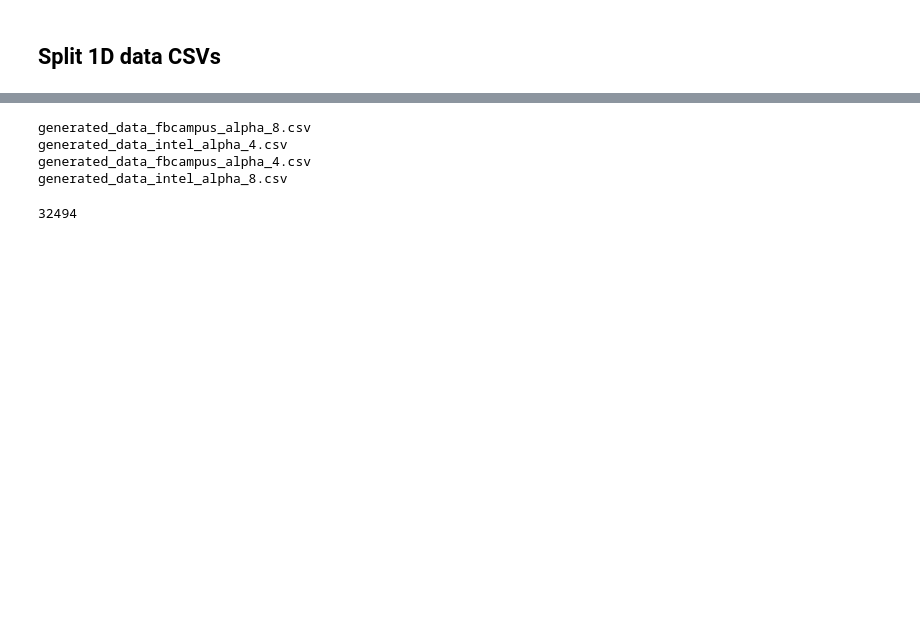
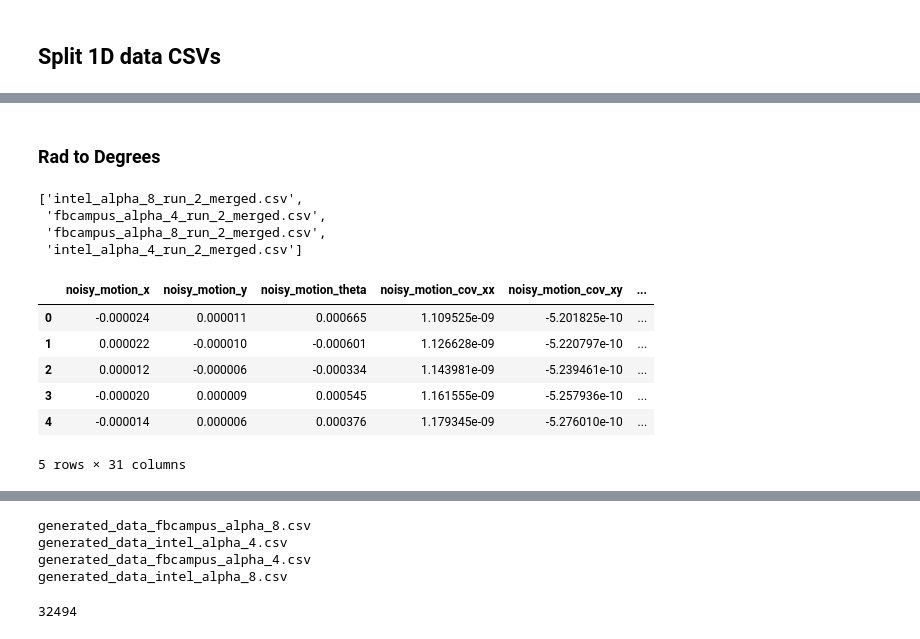
Before and after one commit to aneesurhashmi/kalmanfilters_nn, a Jupyter notebook: csv_processing.ipynb, the cells around one changed output, grey strips where cells are left out. Cells and saved outputs as stored; diff of their text form; code cells hidden in the pictures; blank space fills up the shorter version.

```diff
--- a/csv_processing.ipynb
+++ b/csv_processing.ipynb
@@ -16,0 +12,21 @@ csv_dir_1d_current = os.path.join(csv_dir_1d, 'generated_data')
+# %% [markdown]
+### Rad to Degrees
+# %%
+csvs_list = os.listdir('data/2D/evaluation_data')
+csvs_list
+# %% [output]
+['intel_alpha_8_run_2_merged.csv',
+ 'fbcampus_alpha_4_run_2_merged.csv',
+ 'fbcampus_alpha_8_run_2_merged.csv',
+ 'intel_alpha_4_run_2_merged.csv']
+# %%
+df = pd.read_csv(os.path.join("data/2D/evaluation_data", csvs_list[1])).dropna()
+df.head()
+# %% [output]
+|  | noisy_motion_x | noisy_motion_y | noisy_motion_theta | noisy_motion_cov_xx | noisy_motion_cov_xy | ... |
+| 0 | -0.000024 | 0.000011 | 0.000665 | 1.109525e-09 | -5.201825e-10 | ... |
+| 1 | 0.000022 | -0.000010 | -0.000601 | 1.126628e-09 | -5.220797e-10 | ... |
+| 2 | 0.000012 | -0.000006 | -0.000334 | 1.143981e-09 | -5.239461e-10 | ... |
+| 3 | -0.000020 | 0.000009 | 0.000545 | 1.161555e-09 | -5.257936e-10 | ... |
+| 4 | -0.000014 | 0.000006 | 0.000376 | 1.179345e-09 | -5.276010e-10 | ... |
+5 rows × 31 columns
```
Also changed, not shown: parts of 7 cells of this notebook, 31 other files.
